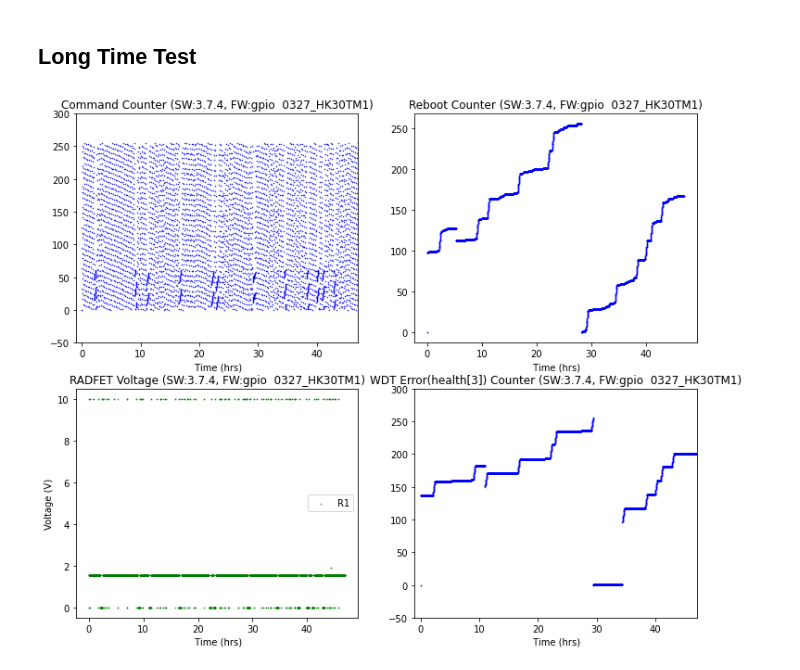
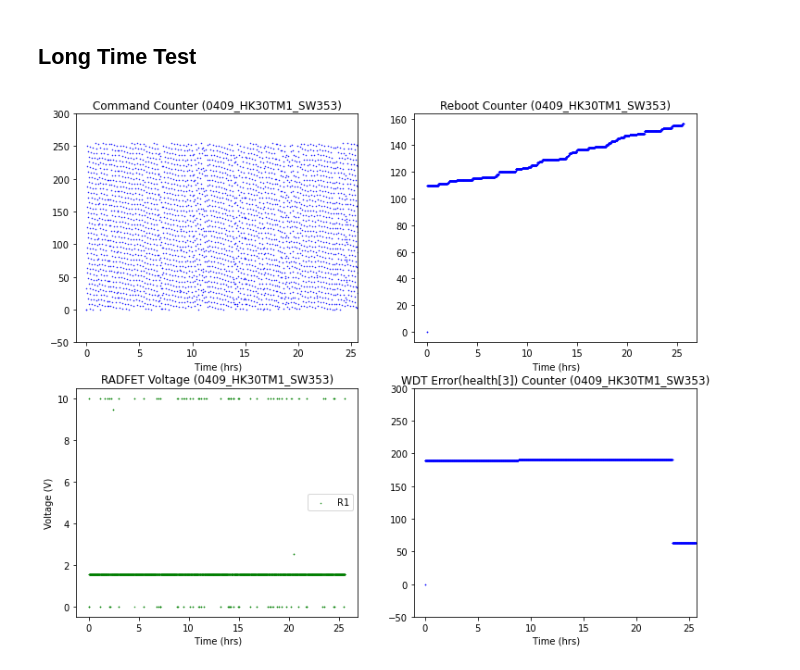
Before and after one commit to Mondayhs/Anasis_DSRP_Data, a Jupyter notebook: Ana_HKdata_/draw.ipynb, the cells around one changed output. Drawn from its saved outputs; the diff is of its cells as text; code cells hidden in the pictures.

Commit message:
data

```diff
--- a/Ana_HKdata_/draw.ipynb
+++ b/Ana_HKdata_/draw.ipynb
@@ -5,8 +5,3 @@ from matplotlib import pyplot as plt
 import csv
 # %% [output]
 Populating the interactive namespace from numpy and matplotlib
-# %%
-with open('data/process/V4b(2)_0128_HK10TMn_24hr(P).CSV', 'r') as csvfile:
-# 讀取 CSV 檔案內容
-        rows = csv.reader(csvfile)
-        data = list(rows)
@@ -143,35 +136,37 @@ Aresolution = 2/3600
 # draw_CMDCnt_RebCnt_R1R2('data/process/V4b(2)_0202_HK2TM2(P).CSV', Aresolution, '0202_HK2TM2')
 
 Aresolution = 10/3600
 # draw_CMDCnt_RebCnt_R1R2('data/process/V4b(2)_0123_HK10TM1(P).CSV', Aresolution, '0123_HK10TM1')
 # draw_CMDCnt_RebCnt_R1R2('data/process/V4b(2)_0124_HK10TM1(P).CSV', Aresolution, '0124_HK10TM1')
 
 Aresolution = 30/3600
 # draw_CMDCnt_RebCnt_R1R2('data/process/V4b(2)_0125_HK30TM1(P).CSV', Aresolution, '0125_HK30TM1')
 # draw_CMDCnt_RebCnt_R1R2('data/process/V4b(2)_0203_HK30TMn_24hr(P).CSV', Aresolution, '0203_HK30')
 # draw_CMDCnt_RebCnt_R1R2('data/process/V4b(2)_0216_HK30TM1(P).CSV', Aresolution, '0216_HK30_3days')
 # draw_CMDCnt_RebCnt_R1R2('data/process/V4b(2)_0207_HK30TM1(P).CSV', Aresolution, '0207_HK30')
 # draw_CMDCnt_RebCnt_R1R2('data/process/V4b(2)_0206_HK30TM1(P).CSV', Aresolution, '0206_HK30')
 # draw_CMDCnt_RebCnt_R1R2('data/process/V4b(2)_0219_5days(P).CSV', Aresolution, '0219_5days')
 # draw_CMDCnt_RebCnt_R1R2('data/process/V3_ERROR_0226(P).CSV', Aresolution, 'V3')
 # draw_CMDCnt_RebCnt_R1R2('data/process/V4b(2)_0307_HK30TM30(P).CSV', Aresolution, '0307_HK30TM30')
-draw_CMDCnt_RebCnt_R1R2('data/process/V4b(2)_0401_HK30TM1_SW374_FWgpio(P).CSV', Aresolution, 'SW:3.7.4, FW:gpio  0327_HK30TM1')
+# draw_CMDCnt_RebCnt_R1R2('data/process/V4b(2)_0401_HK30TM1_SW374_FWgpio(P).CSV', Aresolution, 'SW:3.7.4, FW:gpio  0327_HK30TM1')
+# draw_CMDCnt_RebCnt_R1R2('data/process/V4b(2)_0408_HK30TM30_374(P).CSV', Aresolution, '0408_HK30TM30')
+draw_CMDCnt_RebCnt_R1R2('data/process/V4b(2)_0409_HK30TM1_353(P).CSV', Aresolution, '0409_HK30TM1_SW353')
 
 
 
 
 Aresolution = 60/3600
 # draw_CMDCnt_RebCnt_R1R2('data/process/V4b(2)_0127_HK60TM1(P).CSV', Aresolution, '0127_HK60TM1')
 # Aresolution = 10/3600
 # draw_CMDCnt_RebCnt_R1R2('data/process/V4b(2)_0128_HK10TMn_24hr(P).CSV', Aresolution, '0128_HK10')
 
 Aresolution = 15/3600
 # draw_CMDCnt_RebCnt_R1R2('data/process/V4b(1)_1222_HK15TM15_3days(P).CSV', Aresolution, 'V4b(1)1222_HK15TM15')
 Aresolution = 60/3600
 # draw_CMDCnt_RebCnt_R1R2('data/process/V4b(2)_0129_HK30TMn_24hr(P).CSV', Aresolution, '0129_HK30')
 # draw_CMDCnt_RebCnt_R1R2('data/process/V4b(2)_0201_HK60TMn_24hr(P).CSV', Aresolution, '0201_HK60')
 # %% [output]
-[figure, old version]
+[figure, new version]
 # %%
 # print('***** HK10TM1 - 0124_24hrs *****')
 # a = FindErrTM('data/process/V4b(2)_0124_HK10TM1(P).CSV', 18)
```
Also changed, not shown: parts of 2 cells of this notebook, 19 other files.
